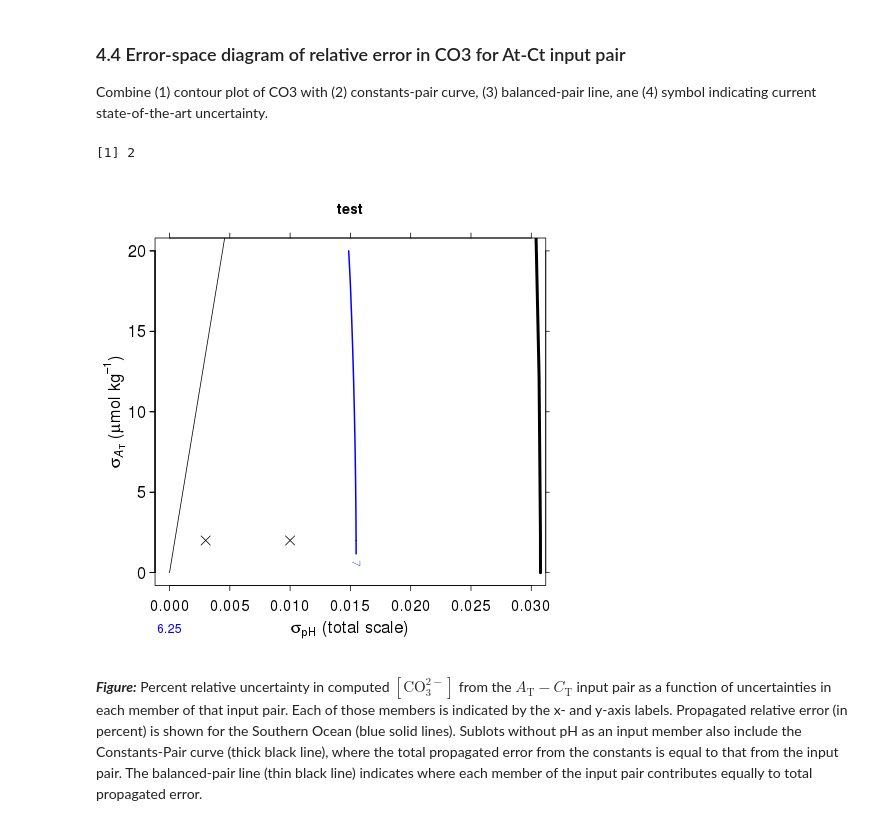
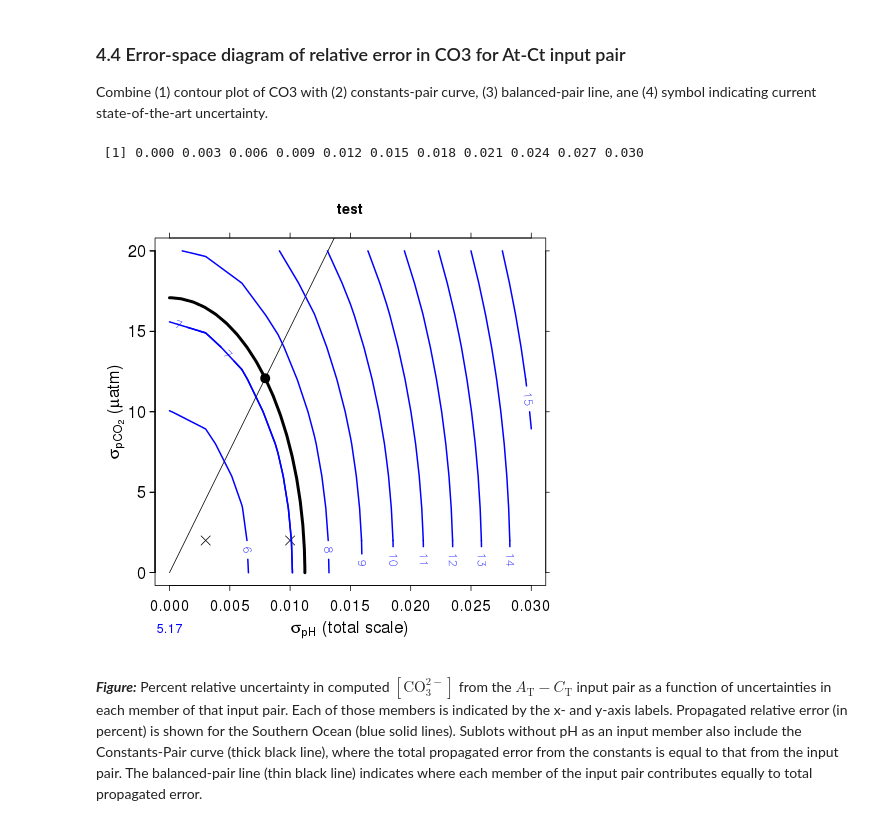
Before and after one commit to KatiRG/marineCO2ErrorPropagation, a Jupyter notebook: my_error-space-diagram-single-parameterized.ipynb, the cells around one changed output. Drawn from its saved outputs; the diff is of its cells as text; code cells hidden in the pictures.

Commit message:
added transpose for flag21, pCO2 & pH

```diff
--- a/my_error-space-diagram-single-parameterized.ipynb
+++ b/my_error-space-diagram-single-parameterized.ipynb
@@ -196,7 +196,8 @@ seq(0,0.03,0.0015/.5)
 # %%
 %%R
 # Estimates for errors in constants in errors.R routine (from Orr et al., 2017)
-  epKstd  <- c(0.004, 0.015,  0.03, 0.01,  0.01, 0.02, 0.02, 0.01)
+#   epKstd  <- c(0.004, 0.015,  0.03, 0.01,  0.01, 0.02, 0.02, 0.01)
+epKstd  <- c(0.002, 0.01,  0.02, 0.01,  0.01, 0.01, 0.01, 0.00)
 # epKstd  <- c(0.004, 0.015,  0.03, 0.01,  0.01, 0.02, 0.02)
 # %% [markdown]
 ### 1.3 Compute derived carbonate system vars with std seacarb routine `carb`:
@@ -422,9 +441,9 @@ plterrcontour <- function(sigcritXa, sigcritYa, xlab, ylab, subtitle, xlim, ylim
 Combine (1) contour plot of CO3 with (2) constants-pair curve, (3) balanced-pair line, ane (4) symbol indicating current state-of-the-art uncertainty.
 # %%
 %%R
-length(var2_e_soa2)
+x
 # %% [output]
-[1] 2
+ [1] 0.000 0.003 0.006 0.009 0.012 0.015 0.018 0.021 0.024 0.027 0.030
 # %%
 %%R
 
@@ -433,36 +452,47 @@ length(var2_e_soa2)
 
   dim(rCO3) <- c(length(var2_e), length(var1_e))  #my one
 
 
 #   par(mfrow=c(1,1), mar=c(4,3.7,1,1.5)+0.1, oma=c(2,0,0,0.5), mgp=c(2,1,0), font.main=1)
 
   subtitle <- "test"
 
 
   za <- rCO3
 
-
-if (menu_flag == 15 || menu_flag == 21) {
+# x <- var2_e           ;  y <- var1_e
+if (menu_flag == 15) {
     sigcritXa <- sig2$CO3  ;  sigcritYa <- sig1$CO3  #sig2_ is x axis; sig1_ is y axis
     plterrcontour (sigcritXa, sigcritYa, xlabel, ylabel, subtitle, xlim, ylim,
 #                    sig1hp_AtCt$CO3, sig2hp_AtCt$CO3,
                    NULL, NULL,
                    zenon(sigm2$CO3), zenon(sigm1$CO3),
                    var2_e_soa2, var1_e_soa2,
                    x, y, za, levels1,
                    'flattest')
 } else if (menu_flag ==8 || menu_flag == 25) {
     sigcritXa <- sig1$CO3  ;  sigcritYa <- sig2$CO3  #sig2_ is x axis; sig1_ is y axis
     plterrcontour (sigcritXa, sigcritYa, xlabel, ylabel, subtitle, xlim, ylim,
 #                    sig1hp_AtCt$CO3, sig2hp_AtCt$CO3,
                    NULL, NULL,
                    zenon(sigm1$CO3), zenon(sigm2$CO3),
                    var1_e_soa2, var2_e_soa2,
                    x, y, za, levels1,
                    'flattest')
+} else if (menu_flag == 21) {
+     za <- t(za)
+#     sigcritXa <- sig1$CO3  ;  sigcritYa <- sig2$CO3  #sig2_ is x axis; sig1_ is y axis
+    sigcritXa <- sig2$CO3  ;  sigcritYa <- sig1$CO3  #sig2_ is x axis; sig1_ is y axis
+    plterrcontour (sigcritXa, sigcritYa, xlabel, ylabel, subtitle, xlim, ylim,
+#                    sig1hp_AtCt$CO3, sig2hp_AtCt$CO3,
+                   NULL, NULL,
+                   zenon(sigm2$CO3), zenon(sigm1$CO3),
+                   var2_e_soa2, var1_e_soa2,
+                   x, y, za, levels1,
+                   'flattest')
 }
 # %% [output]
-[figure, old version]
+[figure, new version]
 # %% [markdown]
 ***Figure:*** Percent relative uncertainty in computed $[\text{CO}_3^{2-}]$ from the $A_\text{T}-C_\text{T}$ input pair as a function of uncertainties in each member of that input pair. Each of those members is indicated by the x- and y-axis labels. Propagated relative error (in percent) is shown for the Southern Ocean (blue solid lines). Sublots without pH as an input member also include the Constants-Pair curve (thick black line), where the total propagated error from the constants is equal to that from the input pair. The balanced-pair line (thin black line) indicates where each member of the input pair contributes equally to total propagated error.
 # %%
```
Also changed, not shown: parts of 5 cells of this notebook, 1 other file.
